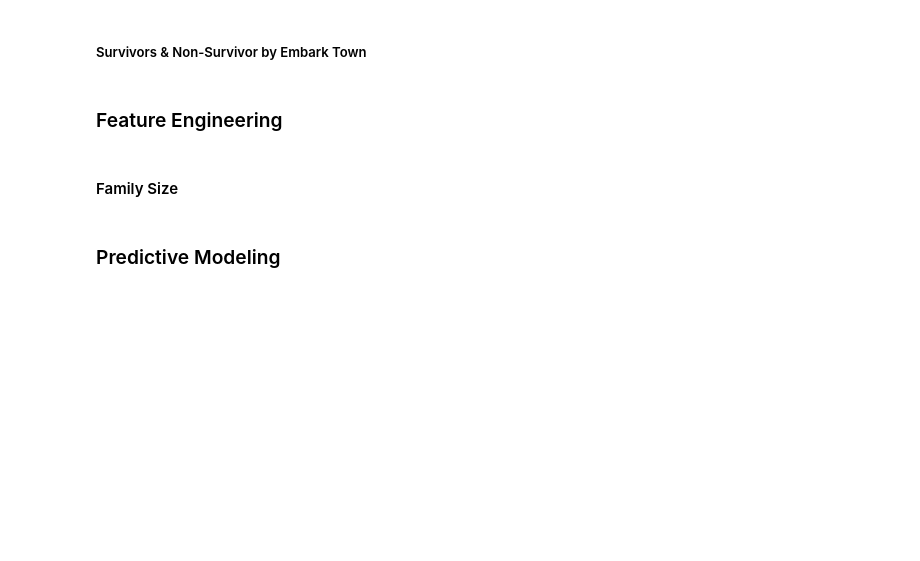
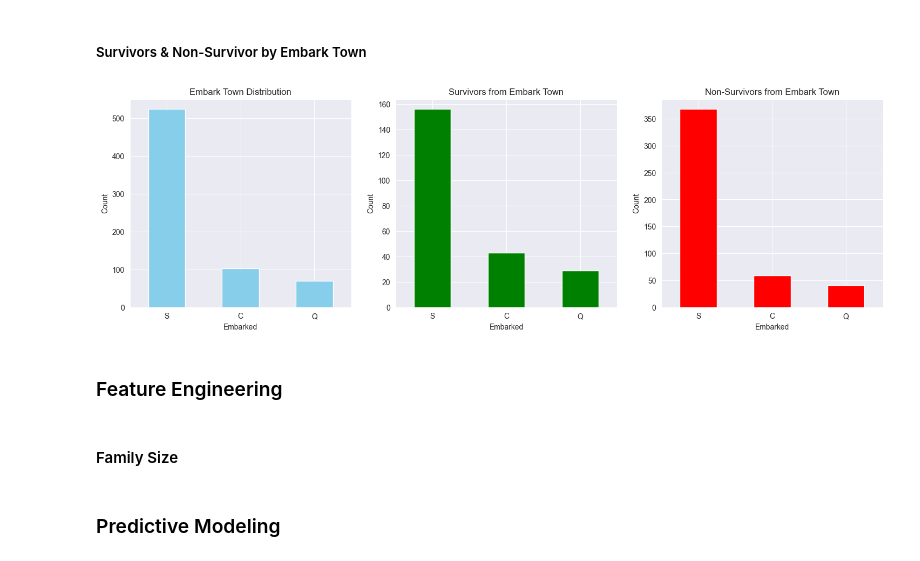
Before and after one commit to ishahzaibkhan/titanic_kaggle, a Jupyter notebook: main.ipynb, the cells around one changed output. Cells and saved outputs as stored; diff of their text form; code cells hidden in the pictures; blank space fills up the shorter version.

```diff
--- a/main.ipynb
+++ b/main.ipynb
@@ -232,34 +245,36 @@ print(combined_counts)
 # %% [markdown]
 ##### Survivors & Non-Survivor by Embark Town
 # %%
-total_count = df["embark_town"].value_counts()
-survived_count = df[df["survived"] == 1]["embark_town"].value_counts()
-non_survivors_count = df[df["survived"] == 0]["embark_town"].value_counts()
+total_count = df["Embarked"].value_counts()
+survived_count = df[df["Survived"] == 1]["Embarked"].value_counts()
+non_survivors_count = df[df["Survived"] == 0]["Embarked"].value_counts()
 
 fig, axes = plt.subplots(1, 3, figsize=(18, 5))
 
 # Plot total distribution
 total_count.plot(kind="bar", ax=axes[0], color="skyblue", title="Embark Town Distribution")
-axes[0].set_xlabel("Embark Town")
+axes[0].set_xlabel("Embarked")
 axes[0].set_ylabel("Count")
 axes[0].set_xticks(range(len(total_count.index)))
 axes[0].set_xticklabels(total_count.index, rotation=0)
 
 # Plot survivors distribution
 survived_count.plot(kind="bar", ax=axes[1], color="green", title="Survivors from Embark Town")
-axes[1].set_xlabel("Embark Town")
+axes[1].set_xlabel("Embarked")
 axes[1].set_ylabel("Count")
 axes[1].set_xticks(range(len(total_count.index)))
 axes[1].set_xticklabels(total_count.index, rotation=0)
 
 # Plot non-survivors distribution
 non_survivors_count.plot(kind="bar", ax=axes[2], color="red", title="Non-Survivors from Embark Town")
-axes[2].set_xlabel("Embark Town")
+axes[2].set_xlabel("Embarked")
 axes[2].set_ylabel("Count")
 axes[2].set_xticks(range(len(total_count.index)))
 axes[2].set_xticklabels(total_count.index, rotation=0)
 
 plt.show()
+# %% [output]
+[figure, added]
 # %% [markdown]
 ### Feature Engineering
 # %% [markdown]
```
Also changed, not shown: parts of 4 cells of this notebook.
